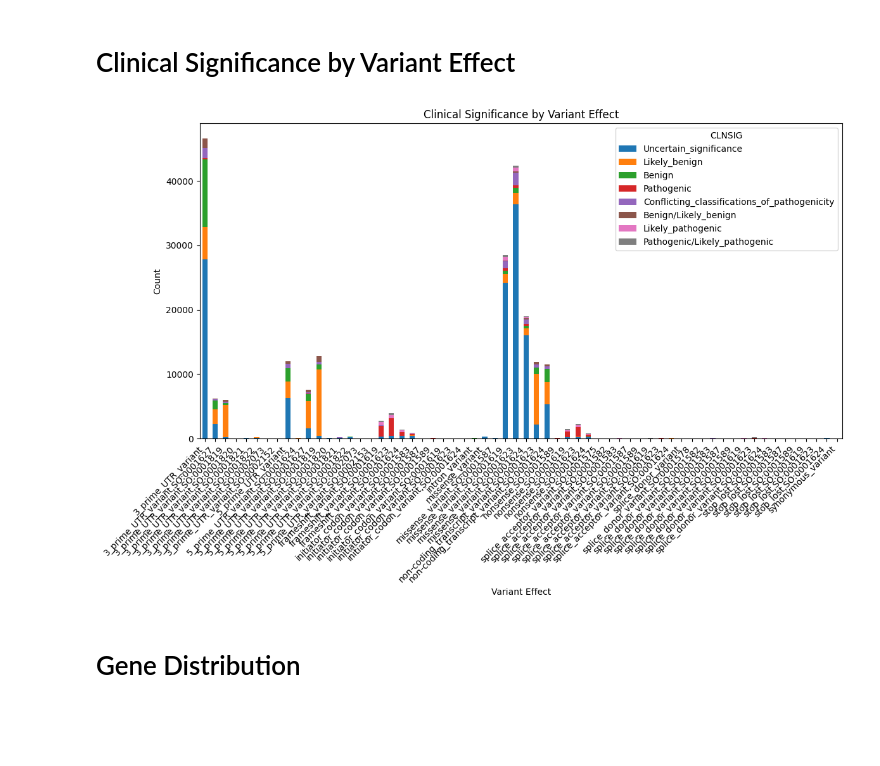
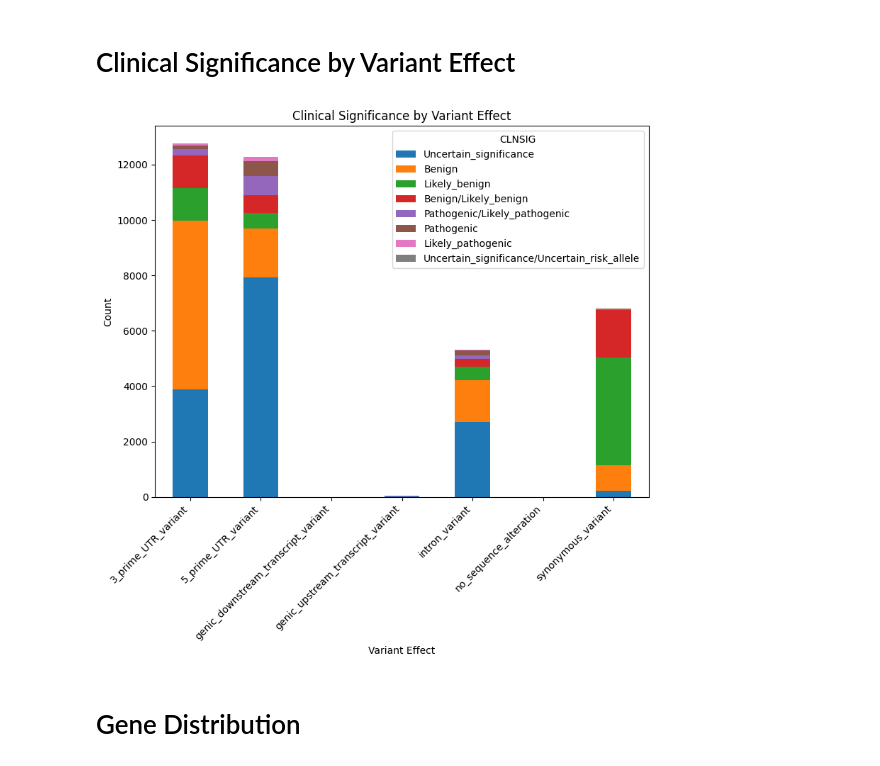
Before and after one commit to bschilder/VEP_DNA, a Jupyter notebook: notebooks/UTRVar.ipynb, the cells around one changed output. Cells and saved outputs as stored; diff of their text form; code cells hidden in the pictures; blank space fills up the shorter version.

```diff
--- a/notebooks/UTRVar.ipynb
+++ b/notebooks/UTRVar.ipynb
@@ -74,0 +26,25 @@ UTR Variant Table has been saved to 'Clinvar_UTR_Variant_Table.csv'
+# %%
+vcf_file = cv.download_clinvar()["vcf"]
+# %%
+from genoray import VCF
+
+vcf = VCF(vcf_file,
+          filter=lambda v: "UTR" in v.INFO.get("MC", ""))
+
+# annotation keys to extract from the INFO field
+info = [
+    "AF_ESP", "AF_EXAC", "AF_TGP", "ALLELEID", "CLNDISDB", "CLNDN",
+    "CLNHGVS", "CLNREVSTAT", "CLNSIG", "CLNVC", "CLNVCSO", "GENEINFO",
+    "MC", "ORIGIN", "RS"
+]
+vcf_df = vcf.get_record_info(#contig="22",
+                             attrs=["CHROM", "POS", "REF", "ALT"],
+                             info=info,
+                             progress=True)
+# Get the Molecular Consequence (MC) Sequence Ontology (SO) IDs and term names
+vcf_df = vcf_df.with_columns(
+    vcf_df["MC"].str.split("|").list.first().alias("MC_id"),
+    vcf_df["MC"].str.split("|").list.last().alias("MC_term")
+)
+
+vcf_df
@@ -74,0 +66,12 @@ UTR Variant Table has been saved to 'Clinvar_UTR_Variant_Table.csv'
+# %%
+cv_df = vcf_df.filter(
+    (pl.col("CLNREVSTAT").str.contains("_multiple_submitters")) &
+    (pl.col("CLNVC").str.contains("single_nucleotide_variant"))
+)
+
+# Convert POS column to integer before saving
+cv_df = cv_df.with_columns(pl.col("POS").cast(pl.Int64))
+cv_df.write_parquet("./data/UTR/clinvar_utr_snv.parquet")
+
+print(cv_df.shape)
+cv_df.head()
@@ -222,22 +210,22 @@ plt.show()
 # Clinical Significance by Variant Effect
 # %%
 # group by Effect and CLNSIG, and count the occurrences
-effect_clnsig_counts = data_df.groupby(['Effect', 'CLNSIG']).size().unstack().fillna(0)
+effect_clnsig_counts = cv_df.to_pandas().groupby(['MC_term', 'CLNSIG']).size().unstack().fillna(0)
 
 top_8_clnsig = effect_clnsig_counts.sum(axis=0).nlargest(8).index
 
 effect_clnsig_counts_top_8 = effect_clnsig_counts[top_8_clnsig]
 
 # plot the stacked bar chart
-effect_clnsig_counts_top_8.plot(kind='bar', stacked=True, figsize=(12, 8))
+effect_clnsig_counts_top_8.plot(kind='bar', stacked=True, figsize=(8, 8))
 plt.title('Clinical Significance by Variant Effect')
 plt.xlabel('Variant Effect')
 plt.ylabel('Count')
 plt.xticks(rotation=45, ha='right')
 plt.tight_layout()
 plt.show()
 # %% [output]
-[figure, old version]
+[figure, new version]
 # %% [markdown]
 # Gene Distribution
 # %%
```
Also changed, not shown: parts of 11 cells of this notebook, 7 other files.
